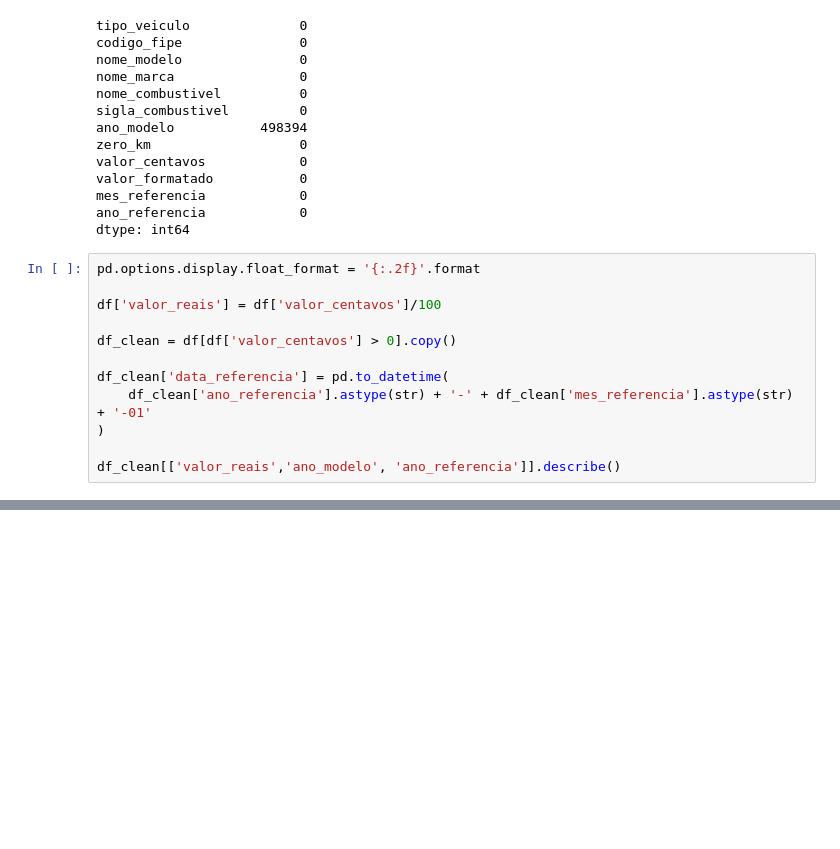
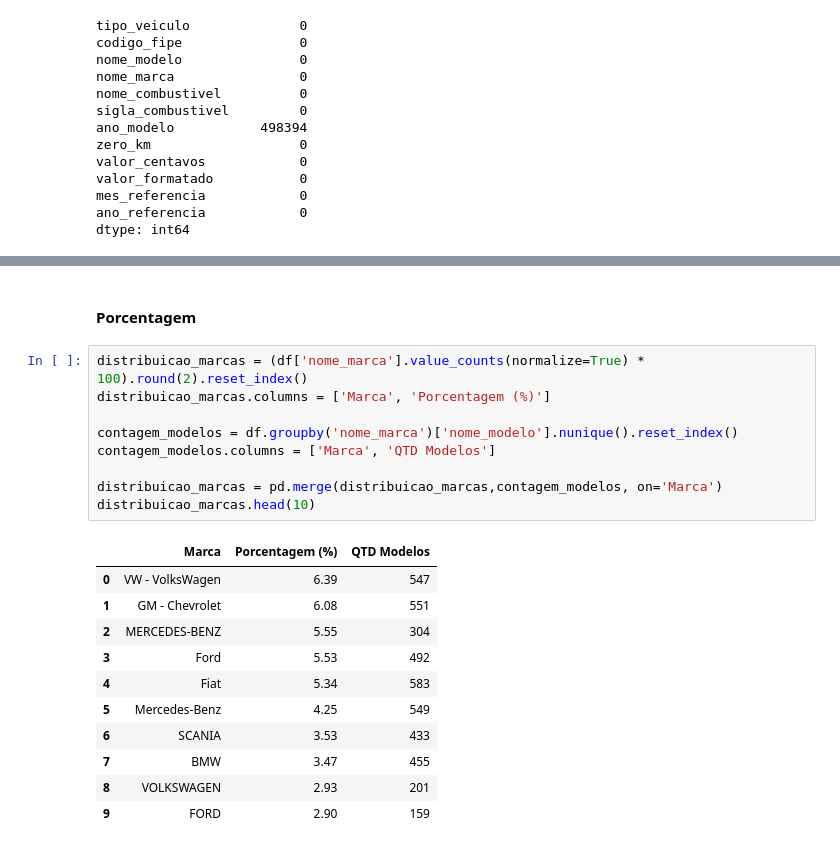
Before and after one commit to Nicollaxs/FIPE, a Jupyter notebook: Data Layer/raw/analytics.ipynb, the cells around one changed output, grey strips where cells are left out. Cells and saved outputs as stored; diff of their text form; blank space fills up the shorter version.

```diff
--- a/Data Layer/raw/analytics.ipynb
+++ b/Data Layer/raw/analytics.ipynb
@@ -63,15 +97,3 @@ valor_formatado           0
 mes_referencia            0
 ano_referencia            0
 dtype: int64
-# %%
-pd.options.display.float_format = '{:.2f}'.format
-
-df['valor_reais'] = df['valor_centavos']/100
-
-df_clean = df[df['valor_centavos'] > 0].copy()
-
-df_clean['data_referencia'] = pd.to_datetime(
-    df_clean['ano_referencia'].astype(str) + '-' + df_clean['mes_referencia'].astype(str) + '-01'
-)
-
-df_clean[['valor_reais','ano_modelo', 'ano_referencia']].describe()
@@ -87,0 +143,23 @@ df_clean[['valor_reais','ano_modelo', 'ano_referencia']].describe()
+# %% [markdown]
+#### Porcentagem
+# %%
+distribuicao_marcas = (df['nome_marca'].value_counts(normalize=True) * 100).round(2).reset_index()
+distribuicao_marcas.columns = ['Marca', 'Porcentagem (%)']
+
+contagem_modelos = df.groupby('nome_marca')['nome_modelo'].nunique().reset_index()
+contagem_modelos.columns = ['Marca', 'QTD Modelos']
+
+distribuicao_marcas = pd.merge(distribuicao_marcas,contagem_modelos, on='Marca')
+distribuicao_marcas.head(10)
+# %% [output]
+|  | Marca | Porcentagem (%) | QTD Modelos |
+| 0 | VW - VolksWagen | 6.39 | 547 |
+| 1 | GM - Chevrolet | 6.08 | 551 |
+| 2 | MERCEDES-BENZ | 5.55 | 304 |
+| 3 | Ford | 5.53 | 492 |
+| 4 | Fiat | 5.34 | 583 |
+| 5 | Mercedes-Benz | 4.25 | 549 |
+| 6 | SCANIA | 3.53 | 433 |
+| 7 | BMW | 3.47 | 455 |
+| 8 | VOLKSWAGEN | 2.93 | 201 |
+| 9 | FORD | 2.90 | 159 |
```
Also changed, not shown: parts of 29 cells of this notebook, 8 other files.
